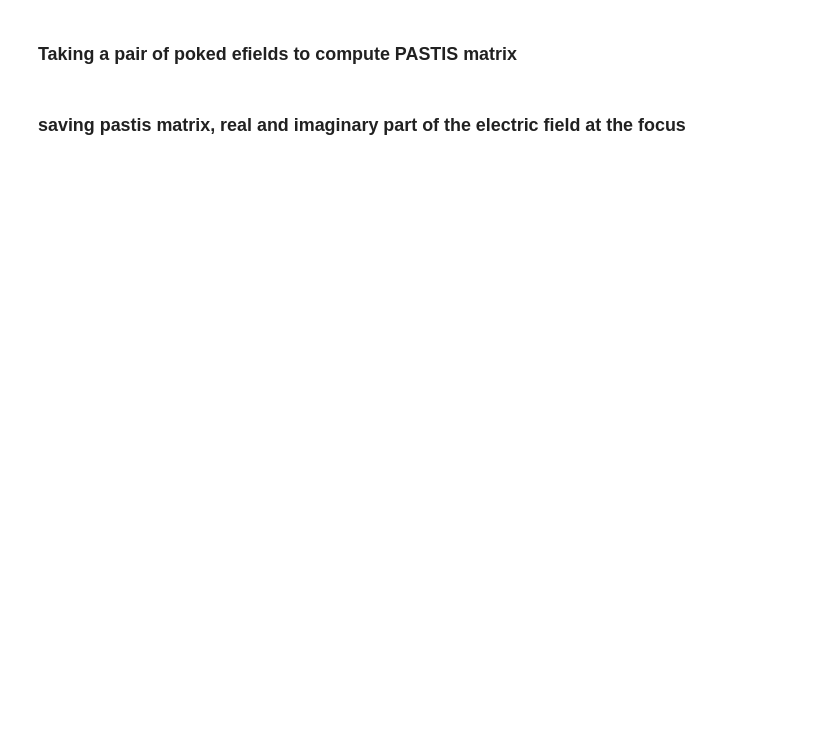
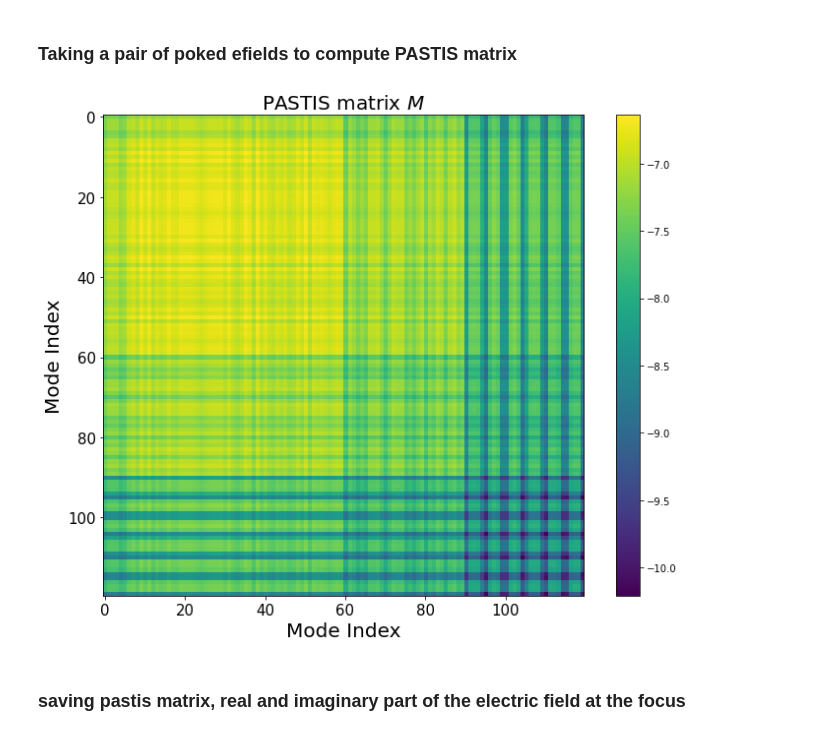
Before and after one commit to spacetelescope/PASTIS, a Jupyter notebook: pastis/temporal_analysis/thermal_bulk.ipynb, the cells around one changed output. Saved outputs shown, nothing was run; the diff lists cells and outputs as text; code cells hidden in the pictures; blank space fills up the shorter version.

```diff
--- a/pastis/temporal_analysis/thermal_bulk.ipynb
+++ b/pastis/temporal_analysis/thermal_bulk.ipynb
@@ -107,22 +131,25 @@ for i in range(0, 120):
 mat_bulk = np.zeros([120, 120])
 for i in range(0, 120):
     for j in range(0, 120):
-        test = np.real((focus_fieldS[i].electric_field - Efield_ref) * np.conj(focus_fieldS[j].electric_field - Efield_ref))
+        test = np.absolute((focus_fieldS[i].electric_field - Efield_ref) * np.conj(focus_fieldS[j].electric_field - Efield_ref))
         dh_test = (test / norm) * luvoir.dh_mask
         contrast = np.mean(dh_test[np.where(luvoir.dh_mask != 0)])
         mat_bulk[i, j] = contrast
 # %%
 plt.figure(figsize=(10,8))
 plt.imshow(np.log10(np.abs(mat_bulk)))
 plt.title(r"PASTIS matrix $M$", fontsize=20)
 plt.xlabel("Mode Index",fontsize=20)
 plt.ylabel("Mode Index",fontsize=20)
 plt.tick_params(labelsize=15)
-cbar = plt.colorbar(ticks = np.linspace(-13,-5,8,endpoint=False))
-cbar.ax.set_yticklabels([r'$10^{-13}$', r'$10^{-12}$', r'$10^{-11}$', r'$10^{-10}$',
-                         r'$10^{-9}$', r'$10^{-8}$', r'$10^{-7}$',r'$10^{-6}$'], fontsize=15)
-cbar.set_label(r"in units of $1/{nm^2}$",fontsize =15)
+# cbar = plt.colorbar(ticks = np.linspace(-13,-5,8,endpoint=False))
+# cbar.ax.set_yticklabels([r'$10^{-13}$', r'$10^{-12}$', r'$10^{-11}$', r'$10^{-10}$',
+#                          r'$10^{-9}$', r'$10^{-8}$', r'$10^{-7}$',r'$10^{-6}$'], fontsize=15)
+# cbar.set_label(r"in units of $1/{nm^2}$",fontsize =15)
+plt.colorbar()
 plt.tight_layout()
+# %% [output]
+[figure, added]
 # %% [markdown]
 ###  saving pastis matrix, real and imaginary part of the electric field at the focus
 # %%
```
Also changed, not shown: parts of 57 cells of this notebook, 7 other files.
